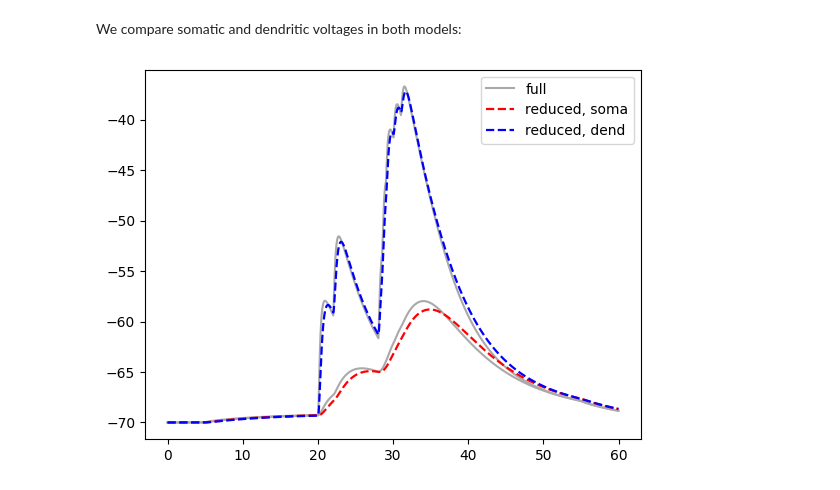
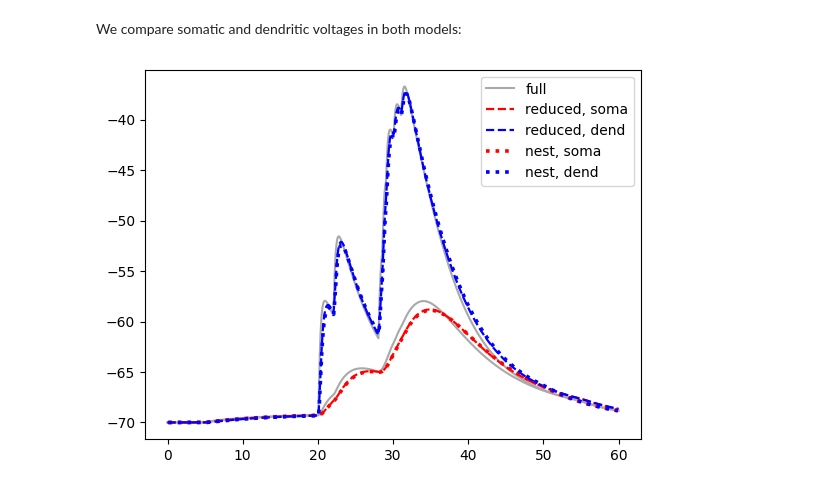
Before and after one commit to nest/NEAT, a Jupyter notebook: tutorials/models.ipynb, the cells around one changed output. Cells and saved outputs as stored; diff of their text form; code cells hidden in the pictures.

Commit message:
update tutorial with NEST model

```diff
--- a/tutorials/models.ipynb
+++ b/tutorials/models.ipynb
@@ -405,0 +401,8 @@ c_sim_tree.delete_model()
+# %%
+import nest
+dt = 0.1
+nest.ResetKernel()
+nest.SetKernelStatus(dict(resolution=dt))
+
+from neat import load_nest_model
+load_nest_model("TutorialChannels")
@@ -406,11 +491,14 @@ c_sim_tree.delete_model()
 # %% [markdown]
 We compare somatic and dendritic voltages in both models:
 # %%
-pl.plot(res_full['t'], res_full['v_m'][0], c='DarkGrey', label='full')
-pl.plot(res_full['t'], res_full['v_m'][1], c='DarkGrey')
-pl.plot(res_reduced['t'], res_reduced['v_m'][0], 'r--', lw=1.6, label='reduced, soma')
-pl.plot(res_reduced['t'], res_reduced['v_m'][1], 'b--', lw=1.6, label='reduced, dend')
+pl.plot(res_full['t'], res_full['v_m'][0], c='DarkGrey', label='full') # soma full model, NEURON
+pl.plot(res_full['t'], res_full['v_m'][1], c='DarkGrey') # dendrite full model, NEURON
+pl.plot(res_reduced['t'], res_reduced['v_m'][0], 'r--', lw=1.6, label='reduced, soma') # soma reduced model, NEURON
+pl.plot(res_reduced['t'], res_reduced['v_m'][1], 'b--', lw=1.6, label='reduced, dend') # soma reduced model, NEURON
+pl.plot(res_nest['times'], res_nest['v_comp0'], 'r:', lw=2.6, label='nest, soma') # soma reduced model, NEST
+pl.plot(res_nest['times'], res_nest['v_comp1'], 'b:', lw=2.6, label='nest, dend') # soma reduced model, NEST
+
 pl.legend(loc=0)
 pl.show()
 # %% [output]
-[figure, old version]
+[figure, new version]
```
Also changed, not shown: parts of 16 cells of this notebook, 2 other files.
